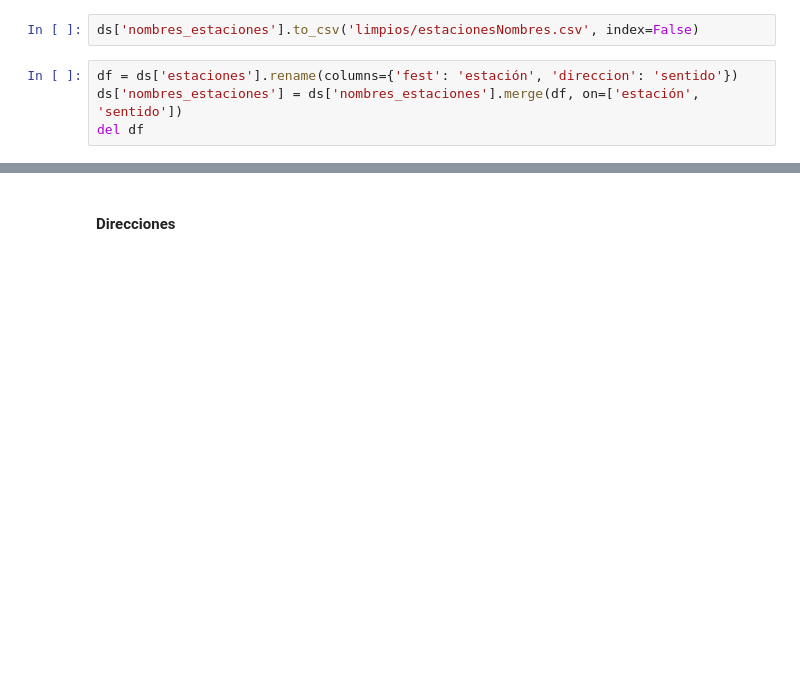
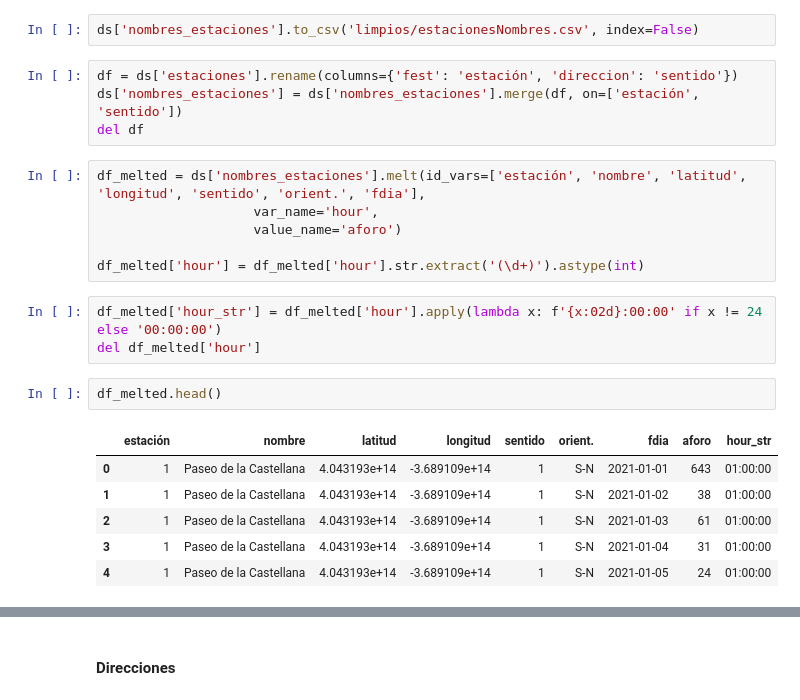
Before and after one commit to paula-gomezlucas/POD, a Jupyter notebook: POD1_Limpieza.ipynb, the cells around one changed output, grey strips where cells are left out. Drawn from its saved outputs; the diff is of its cells as text; blank space fills up the shorter version.

```diff
--- a/POD1_Limpieza.ipynb
+++ b/POD1_Limpieza.ipynb
@@ -1086,3 +1147,21 @@ ds['nombres_estaciones'].to_csv('limpios/estacionesNombres.csv', index=False)
 df = ds['estaciones'].rename(columns={'fest': 'estación', 'direccion': 'sentido'})
 ds['nombres_estaciones'] = ds['nombres_estaciones'].merge(df, on=['estación', 'sentido'])
 del df
+# %%
+df_melted = ds['nombres_estaciones'].melt(id_vars=['estación', 'nombre', 'latitud', 'longitud', 'sentido', 'orient.', 'fdia'],
+                    var_name='hour',
+                    value_name='aforo')
+
+df_melted['hour'] = df_melted['hour'].str.extract('(\d+)').astype(int)
+# %%
+df_melted['hour_str'] = df_melted['hour'].apply(lambda x: f'{x:02d}:00:00' if x != 24 else '00:00:00')
+del df_melted['hour']
+# %%
+df_melted.head()
+# %% [output]
+|  | estación | nombre | latitud | longitud | sentido | orient. | fdia | aforo | hour_str |
+| 0 | 1 | Paseo de la Castellana | 4.043193e+14 | -3.689109e+14 | 1 | S-N | 2021-01-01 | 643 | 01:00:00 |
+| 1 | 1 | Paseo de la Castellana | 4.043193e+14 | -3.689109e+14 | 1 | S-N | 2021-01-02 | 38 | 01:00:00 |
+| 2 | 1 | Paseo de la Castellana | 4.043193e+14 | -3.689109e+14 | 1 | S-N | 2021-01-03 | 61 | 01:00:00 |
+| 3 | 1 | Paseo de la Castellana | 4.043193e+14 | -3.689109e+14 | 1 | S-N | 2021-01-04 | 31 | 01:00:00 |
+| 4 | 1 | Paseo de la Castellana | 4.043193e+14 | -3.689109e+14 | 1 | S-N | 2021-01-05 | 24 | 01:00:00 |
```
Also changed, not shown: parts of 17 cells of this notebook.
